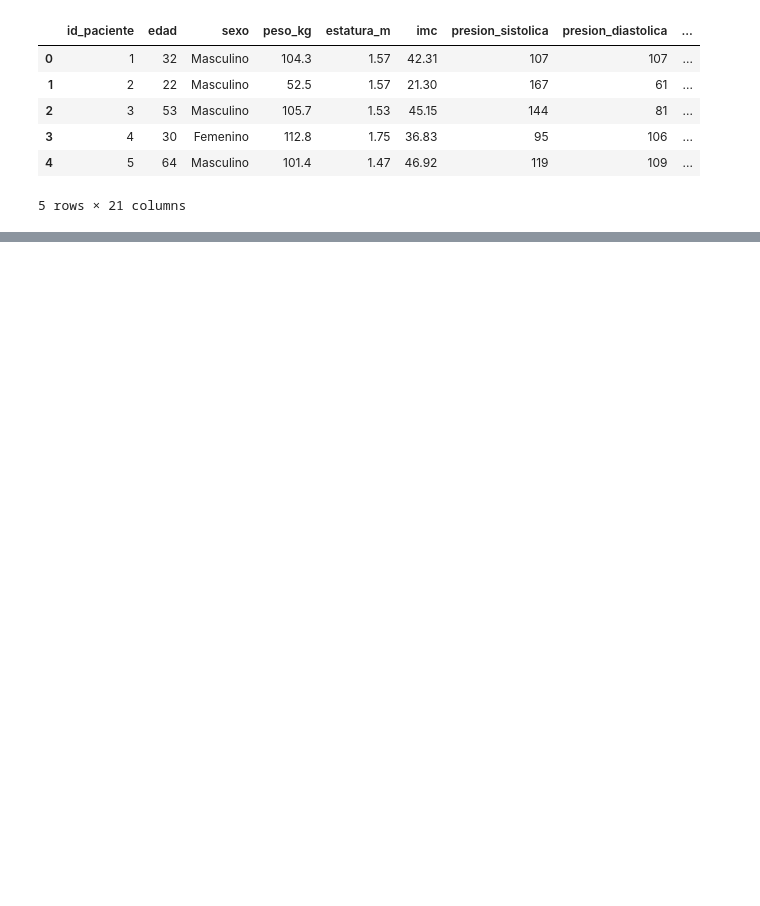
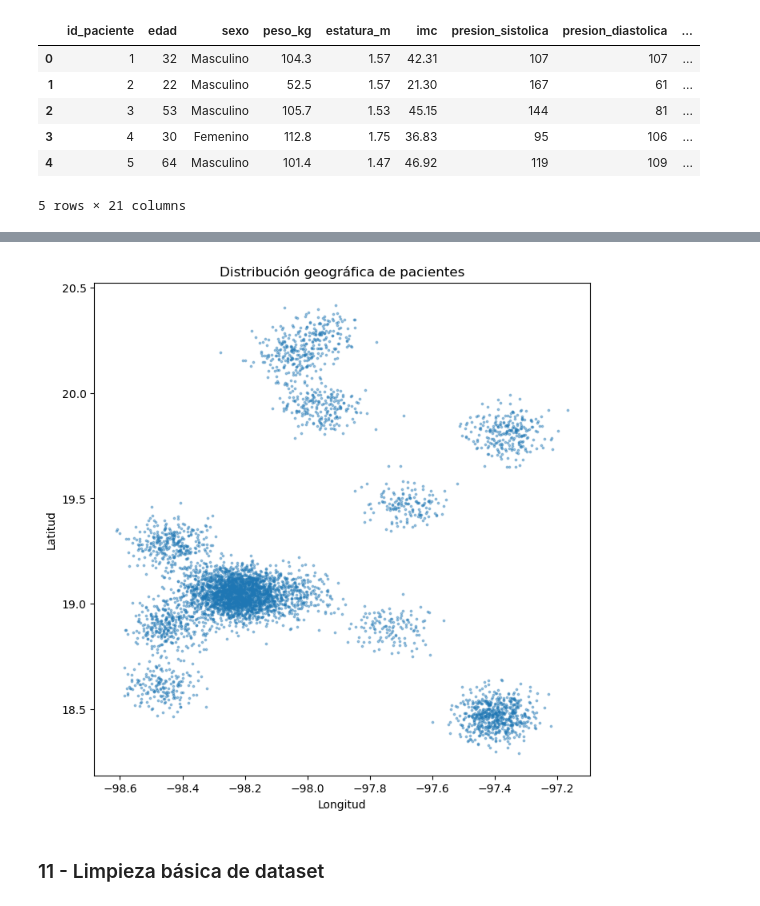
Before and after one commit to DevFntxy/ECBD_9A_IDGS_PRACTICAS_230892, a Jupyter notebook: Practica05/Practica05.ipynb, the cells around one changed output, grey strips where cells are left out. Cells and saved outputs as stored; diff of their text form; code cells hidden in the pictures; blank space fills up the shorter version.

```diff
--- a/Practica05/Practica05.ipynb
+++ b/Practica05/Practica05.ipynb
@@ -43,0 +158,19 @@ df.head()
+# %%
+plt.figure(figsize=(8,8))
+
+plt.scatter(
+    df["longitud"],
+    df["latitud"],
+    s=3,
+    alpha=0.4
+)
+
+plt.xlabel("Longitud")
+plt.ylabel("Latitud")
+plt.title("Distribución geográfica de pacientes")
+
+plt.show()
+# %% [output]
+[figure, added]
+# %% [markdown]
+### 11 - Limpieza básica de dataset
```
Also changed, not shown: parts of 30 cells of this notebook.
